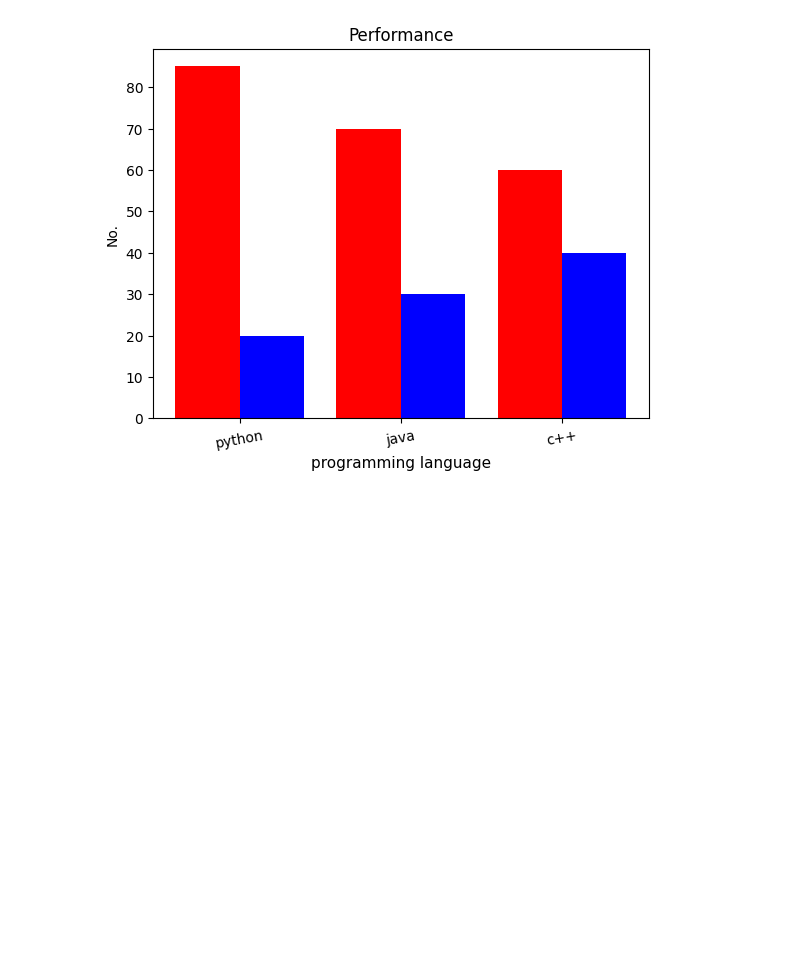
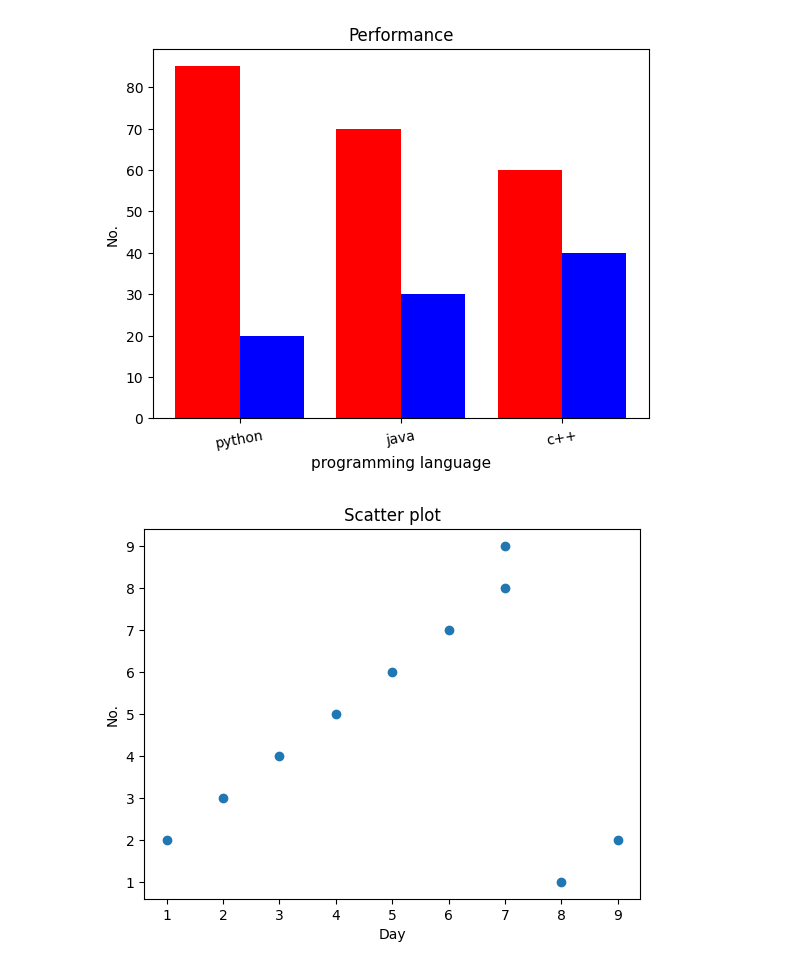
Before and after one commit to Sakib-Hossaine/Machine_Learing_Lab, a Jupyter notebook: new.ipynb, the cells around one changed output. Drawn from its saved outputs; the diff is of its cells as text; code cells hidden in the pictures; blank space fills up the shorter version.

```diff
--- a/new.ipynb
+++ b/new.ipynb
@@ -82,3 +82,13 @@ plt.xticks(p+0.2,x,rotation=10)
 plt.show()
 # %% [output]
 [figure]
+# %%
+day= [1,2,3,4,5,6,7,7,8,9]
+no= [2,3,4,5,6,7,8,9,1,2]
+plt.scatter(day,no)
+plt.title("Scatter plot")
+plt.xlabel("Day")
+plt.ylabel("No.")
+plt.show()
+# %% [output]
+[figure, added]
```
